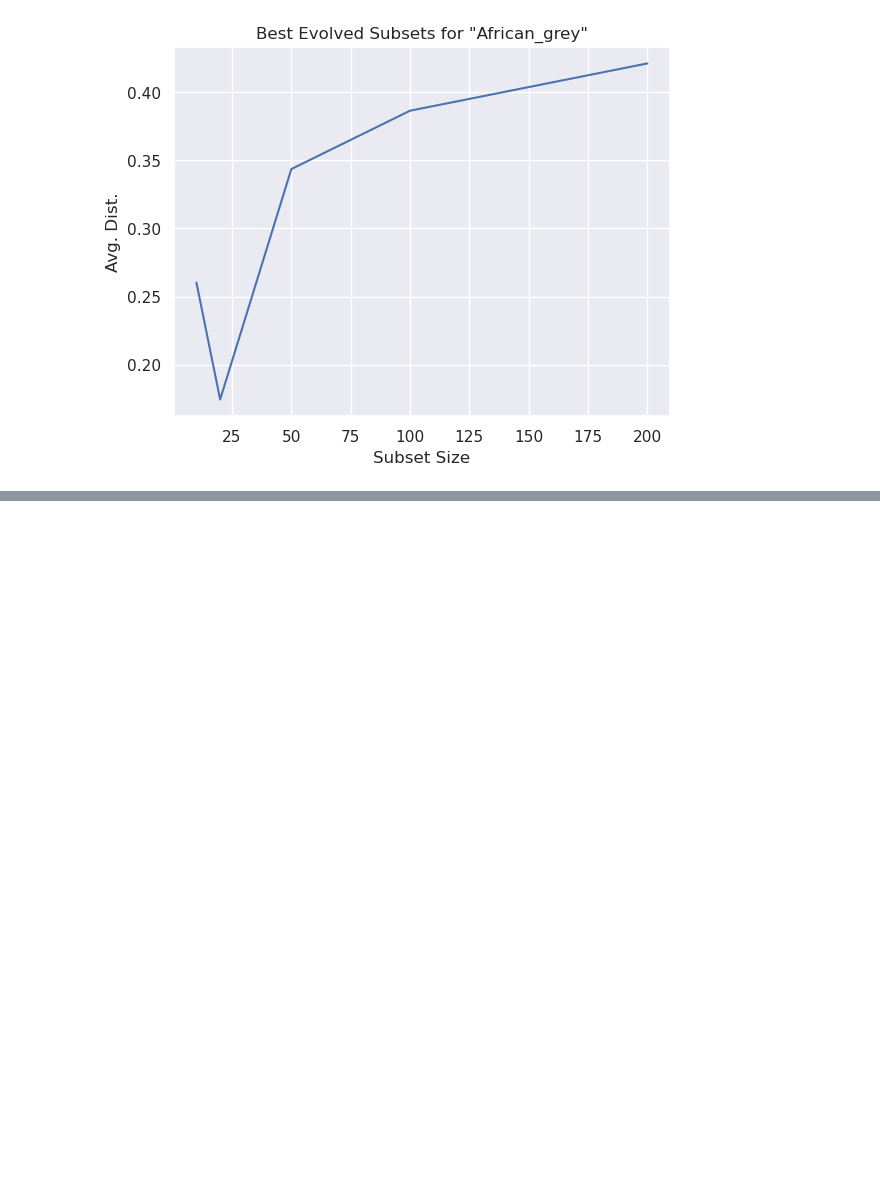
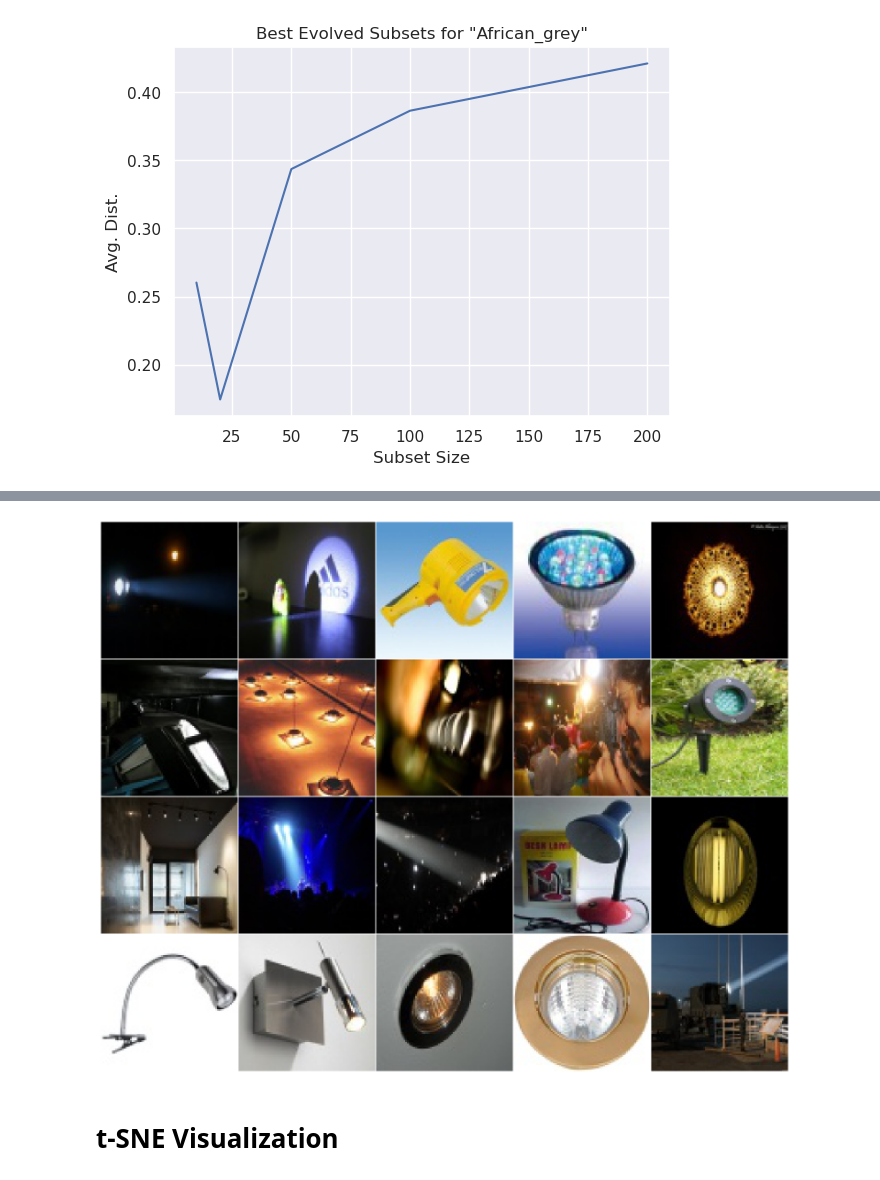
Before and after one commit to lfrati/OmnImage, a Jupyter notebook: scaling-analysis.ipynb, the cells around one changed output, grey strips where cells are left out. Cells and saved outputs as stored; diff of their text form; code cells hidden in the pictures; blank space fills up the shorter version.

```diff
--- a/scaling-analysis.ipynb
+++ b/scaling-analysis.ipynb
@@ -68,33 +68,3 @@ def plot_evolution(stats, num_samples=None, clsname=None):
 plot_evolution(stats, num_samples, cls2label[imgcls])
 # %% [output]
 [figure]
-# %%
-def view_images(clsid, img_indices, pack=False):
-    cls_folder = img_folder / clsid
-    # indices are expected to correspond to the sorted filename ordering.
-    img_paths = sorted(cls_folder.iterdir())
-    selected_paths = [img_paths[i] for i in img_indices]
-    nrows = int(np.sqrt(len(selected_paths)))
-    ncols = int(np.ceil(len(selected_paths) / nrows))
-    gkw = {}
-    if pack:
-        gkw["wspace"] = 0.0
-        gkw["hspace"] = 0.0
-        gkw["left"] = 0.0
-        gkw["right"] = 1.0
-        gkw["bottom"] = 0.0
-        gkw["top"] = 1.0
-    fig, axs = plt.subplots(nrows, ncols, squeeze=False, figsize=(ncols*3, nrows*3), gridspec_kw=gkw)
-    if not pack:
-        fig.suptitle(cls2label[clsid], fontsize=32)
-    for i, f in enumerate(selected_paths):
-        ax = axs[i // ncols, i % ncols]
-        ax.imshow(Image.open(f), cmap='gray')
-    for r in range(nrows):
-        for c in range(ncols):
-            ax = axs[r, c]
-            ax.get_xaxis().set_visible(False)
-            ax.get_yaxis().set_visible(False)
-
-
-view_images(imgcls, list(range(49)), pack=True)
@@ -253,0 +272,8 @@ res = compute_evolved_subsets_for_class(clsfile, plot=True)
+# %%
+# Random set from the same class.
+img_paths = get_image_paths(clsid)
+view_images(clsid, np.random.choice(np.arange(len(img_paths)), 20), img_paths, pack=True)
+# %% [output]
+[figure, added]
+# %% [markdown]
+# t-SNE Visualization
```
Also changed, not shown: parts of 12 cells of this notebook.
